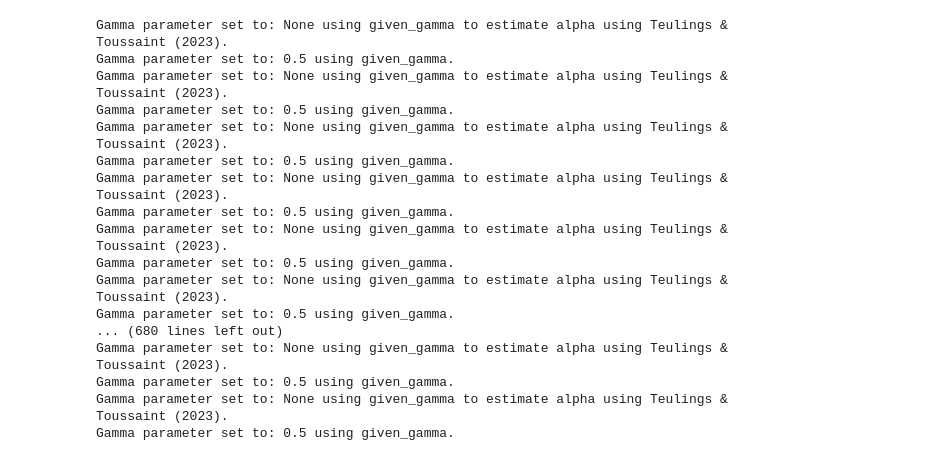
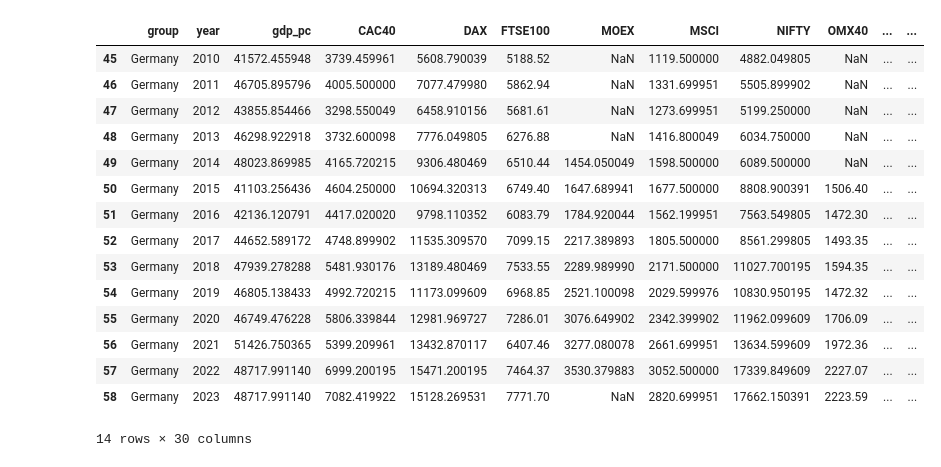
Before and after one commit to plhocker/top_wealth_thesis, a Jupyter notebook: Notebooks/explore/find_suitable_covariates.ipynb, the cells around one changed output. Drawn from its saved outputs; the diff is of its cells as text; code cells hidden in the pictures.

```diff
--- a/Notebooks/explore/find_suitable_covariates.ipynb
+++ b/Notebooks/explore/find_suitable_covariates.ipynb
@@ -35,29 +35,34 @@ for i, row in df.iterrows():
     # get the data
     data = np.array(row['net_worth'])
     pareto_alpha, _ = Pareto().fit(data)
-    weibull_gamma, weibull_alpha = Weibull().fit(data, given_gamma=0.28)
-    gpd_gamma, gpd_alpha, _ = GeneralisedPareto().fit(data, given_gamma=0.5)
+    weibull_gamma, weibull_alpha = Weibull().fit(data)
+    gpd_gamma, gpd_alpha, _ = GeneralisedPareto().fit(data)
     # store the results
     df.loc[i, 'pareto_alpha'] = pareto_alpha
     df.loc[i, 'weibull_gamma'] = weibull_gamma
     df.loc[i, 'weibull_alpha'] = weibull_alpha
     df.loc[i, 'gpd_gamma'] = gpd_gamma
     df.loc[i, 'gpd_alpha'] = gpd_alpha
-# %% [output]
-Gamma parameter set to: None using given_gamma to estimate alpha using Teulings & Toussaint (2023).
-Gamma parameter set to: 0.5 using given_gamma.
-Gamma parameter set to: None using given_gamma to estimate alpha using Teulings & Toussaint (2023).
-Gamma parameter set to: 0.5 using given_gamma.
-Gamma parameter set to: None using given_gamma to estimate alpha using Teulings & Toussaint (2023).
-Gamma parameter set to: 0.5 using given_gamma.
-Gamma parameter set to: None using given_gamma to estimate alpha using Teulings & Toussaint (2023).
-Gamma parameter set to: 0.5 using given_gamma.
-Gamma parameter set to: None using given_gamma to estimate alpha using Teulings & Toussaint (2023).
-Gamma parameter set to: 0.5 using given_gamma.
-Gamma parameter set to: None using given_gamma to estimate alpha using Teulings & Toussaint (2023).
-Gamma parameter set to: 0.5 using given_gamma.
-... (680 lines left out)
-Gamma parameter set to: None using given_gamma to estimate alpha using Teulings & Toussaint (2023).
-Gamma parameter set to: 0.5 using given_gamma.
-Gamma parameter set to: None using given_gamma to estimate alpha using Teulings & Toussaint (2023).
-Gamma parameter set to: 0.5 using given_gamma.
+# %%
+import copy
+df_group = df[df['group'] == 'Germany']
+df_group = copy.deepcopy(df_group)
+# %%
+df_group
+# %% [output]
+|  | group | year | gdp_pc | CAC40 | DAX | FTSE100 | MOEX | MSCI | NIFTY | OMX40 | ... | ... |
+| 45 | Germany | 2010 | 41572.455948 | 3739.459961 | 5608.790039 | 5188.52 | NaN | 1119.500000 | 4882.049805 | NaN | ... | ... |
+| 46 | Germany | 2011 | 46705.895796 | 4005.500000 | 7077.479980 | 5862.94 | NaN | 1331.699951 | 5505.899902 | NaN | ... | ... |
+| 47 | Germany | 2012 | 43855.854466 | 3298.550049 | 6458.910156 | 5681.61 | NaN | 1273.699951 | 5199.250000 | NaN | ... | ... |
+| 48 | Germany | 2013 | 46298.922918 | 3732.600098 | 7776.049805 | 6276.88 | NaN | 1416.800049 | 6034.750000 | NaN | ... | ... |
+| 49 | Germany | 2014 | 48023.869985 | 4165.720215 | 9306.480469 | 6510.44 | 1454.050049 | 1598.500000 | 6089.500000 | NaN | ... | ... |
+| 50 | Germany | 2015 | 41103.256436 | 4604.250000 | 10694.320313 | 6749.40 | 1647.689941 | 1677.500000 | 8808.900391 | 1506.40 | ... | ... |
+| 51 | Germany | 2016 | 42136.120791 | 4417.020020 | 9798.110352 | 6083.79 | 1784.920044 | 1562.199951 | 7563.549805 | 1472.30 | ... | ... |
+| 52 | Germany | 2017 | 44652.589172 | 4748.899902 | 11535.309570 | 7099.15 | 2217.389893 | 1805.500000 | 8561.299805 | 1493.35 | ... | ... |
+| 53 | Germany | 2018 | 47939.278288 | 5481.930176 | 13189.480469 | 7533.55 | 2289.989990 | 2171.500000 | 11027.700195 | 1594.35 | ... | ... |
+| 54 | Germany | 2019 | 46805.138433 | 4992.720215 | 11173.099609 | 6968.85 | 2521.100098 | 2029.599976 | 10830.950195 | 1472.32 | ... | ... |
+| 55 | Germany | 2020 | 46749.476228 | 5806.339844 | 12981.969727 | 7286.01 | 3076.649902 | 2342.399902 | 11962.099609 | 1706.09 | ... | ... |
+| 56 | Germany | 2021 | 51426.750365 | 5399.209961 | 13432.870117 | 6407.46 | 3277.080078 | 2661.699951 | 13634.599609 | 1972.36 | ... | ... |
+| 57 | Germany | 2022 | 48717.991140 | 6999.200195 | 15471.200195 | 7464.37 | 3530.379883 | 3052.500000 | 17339.849609 | 2227.07 | ... | ... |
+| 58 | Germany | 2023 | 48717.991140 | 7082.419922 | 15128.269531 | 7771.70 | NaN | 2820.699951 | 17662.150391 | 2223.59 | ... | ... |
+14 rows × 30 columns
```
Also changed, not shown: parts of 52 cells of this notebook, 16 other files.
